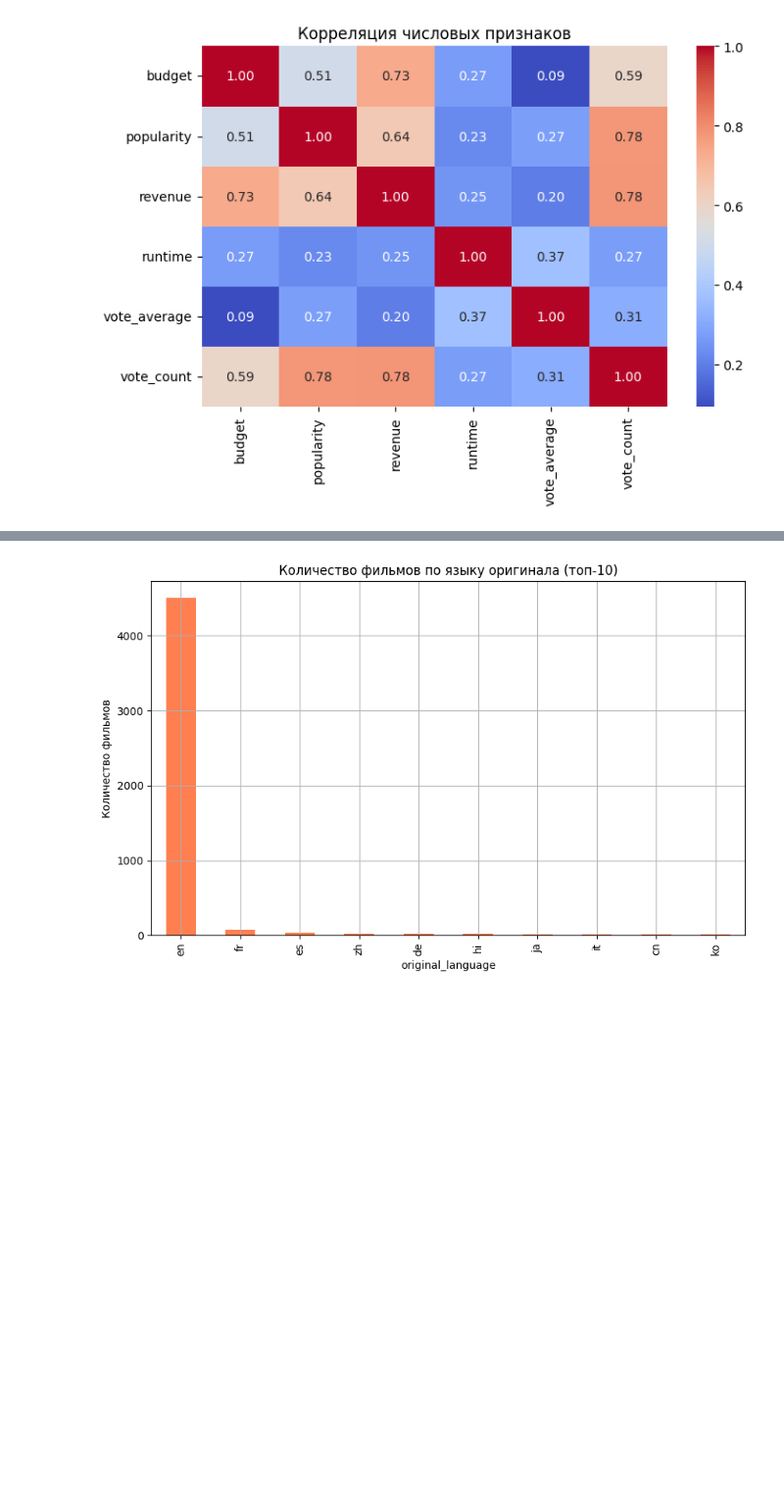
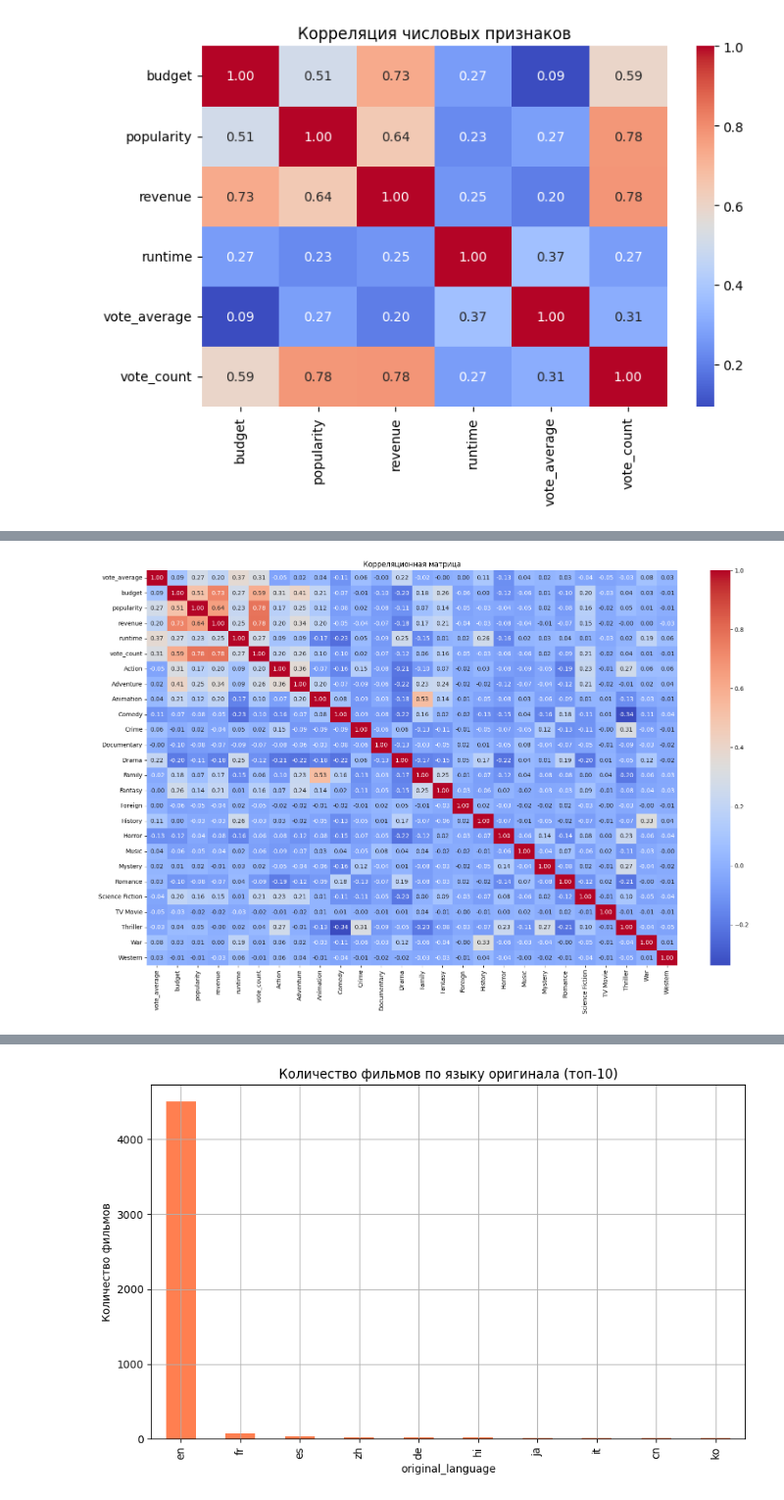
Before and after one commit to GeGeMaaaan/Data_Science, a Jupyter notebook: version1.ipynb, the cells around one changed output, grey strips where cells are left out. Shown at 98% size. Cells and saved outputs as stored; diff of their text form; code cells hidden in the pictures; blank space fills up the shorter version.

```diff
--- a/version1.ipynb
+++ b/version1.ipynb
@@ -116,6 +116,7 @@ data_all.head(5)
 Для задачи предсказания популярности трека столбец ID не несет никакой полезной информации, поэтому удалим его, также у нас образовались столбцы дубликаты title_x, title_y удалим один из них.
 # %%
 data = data_all.drop(['id','title_y'], axis = 1)
+data.rename(columns={'title_x': 'title'}, inplace=True)
 data.head()
 # %% [output]
 |  | budget | genres | homepage | keywords | original_language | original_title | overview | popularity | ... |
@@ -353 +456,13 @@ plt.show()
+# %%
+corr_all = data[[
+    "vote_average", "budget", "popularity", "revenue", "runtime", "vote_count"
+
+] + list(genres_encoded.columns) ].corr()
+
+plt.figure(figsize=(20, 12))
+sns.heatmap(corr_all, annot=True, cmap="coolwarm", fmt=".2f")
+plt.title("Корреляционная матрица")
+plt.show()
+# %% [output]
+[figure, added]
 # %% [markdown]
```
Also changed, not shown: parts of 73 cells of this notebook.
